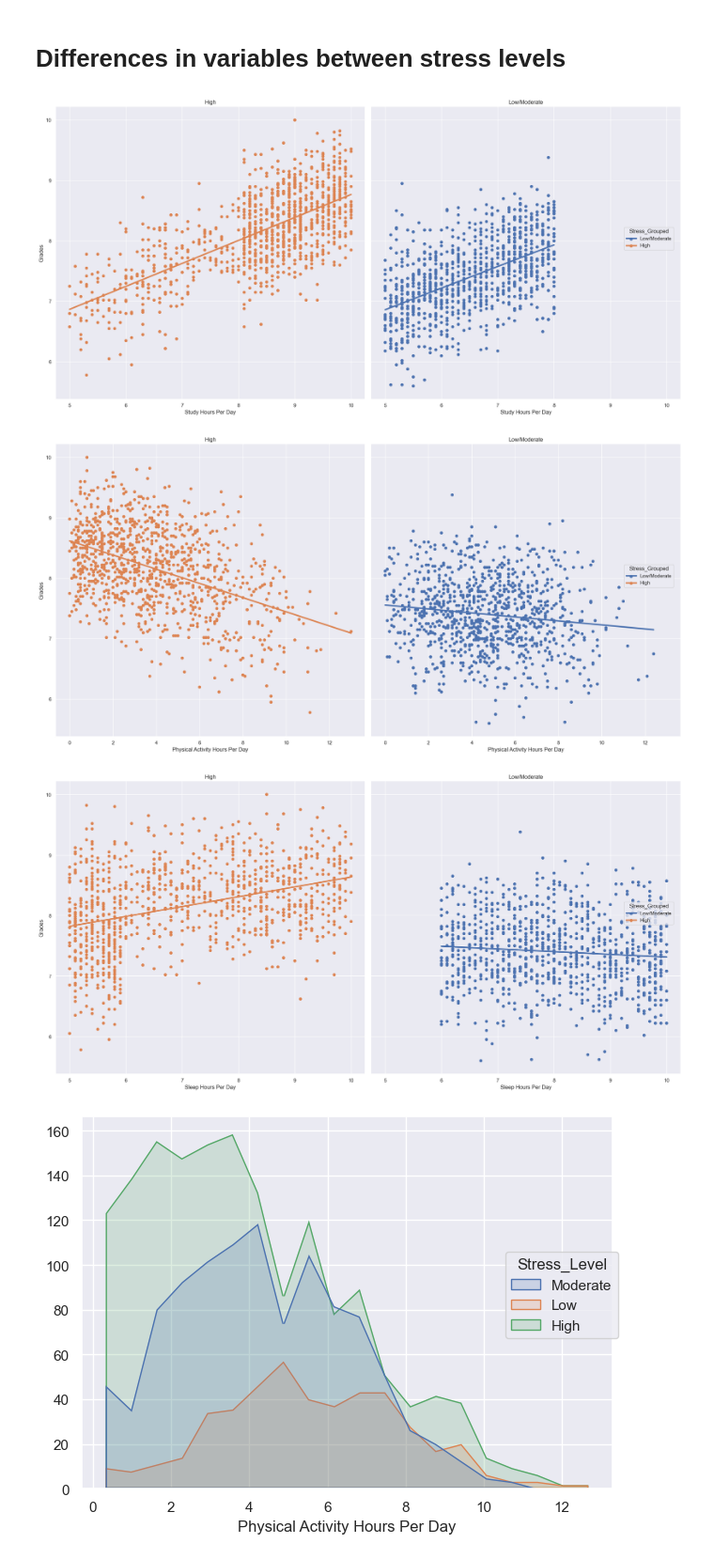
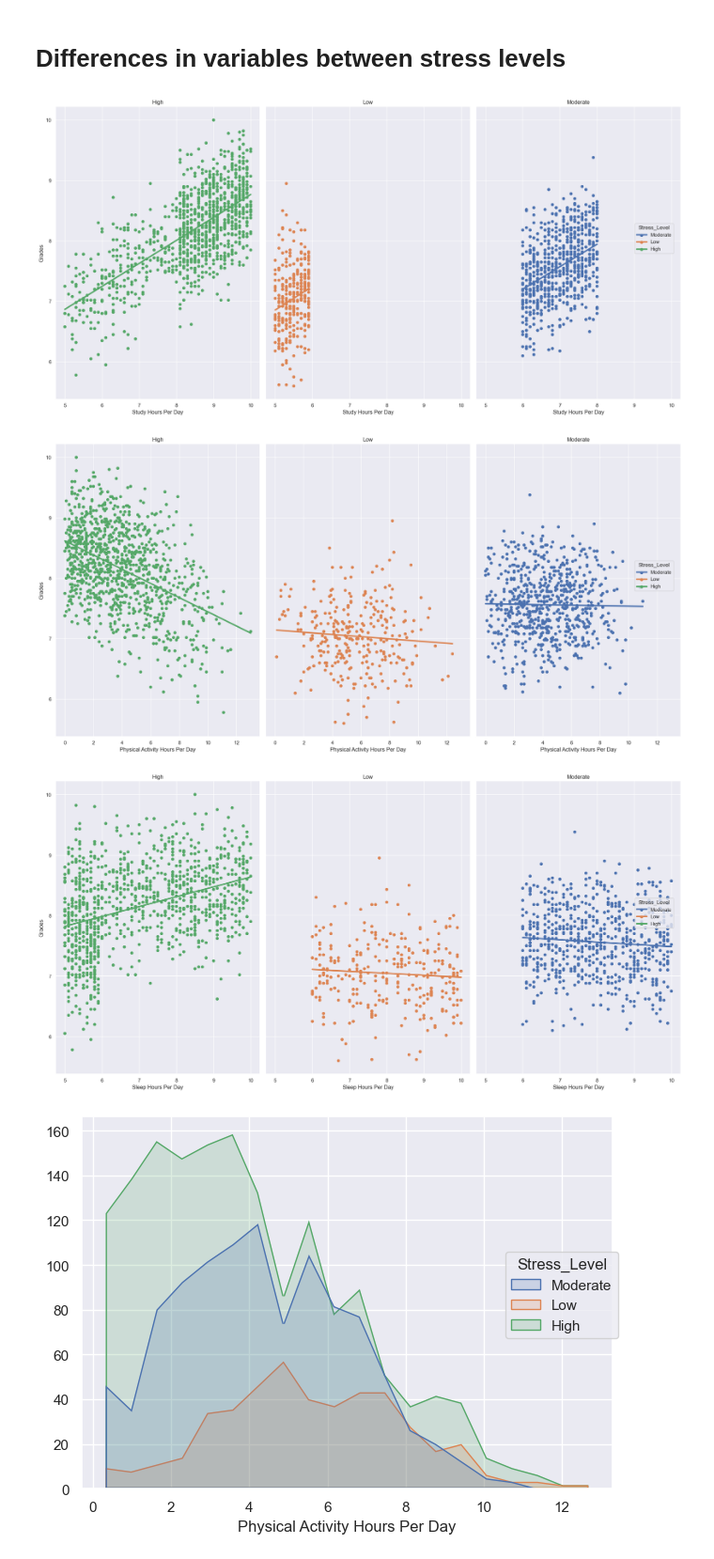
Before and after one commit to vramaiah/student-success-factors, a Jupyter notebook: student_success.ipynb, the cells around one changed output. Shown at 94% size. Cells and saved outputs as stored; diff of their text form; code cells hidden in the pictures.

Commit message:
Seperate Low/Moderate stress levels

```diff
--- a/student_success.ipynb
+++ b/student_success.ipynb
@@ -202,19 +202,22 @@ plt.show()
 # %%
 for x_axis, y_axis in [(STUDY, GRADES), (PHYSICAL, GRADES), (SLEEP, GRADES)]:
   (
-    so.Plot(data=df, x=x_axis, y=GRADES, color=STRESS_GROUPED)
+    so.Plot(data=df, x=x_axis, y=GRADES, color=STRESS)
     .add(so.Dot())
     .add(so.Line(linewidth=3.25), so.PolyFit(order=1))
-    .facet(col=STRESS_GROUPED)
+    .facet(col=STRESS)
     .layout(size=(20,10))
-    .label(x=humanize_column(x_axis), y=humanize_column(y_axis))
+    .label(
+        x=humanize_column(x_axis),
+        y=humanize_column(y_axis)
+    )
     .add(so.Dot())
     .show()
   )
 # %% [output]
-[figure, old version]
+[figure, new version]
-[figure, old version]
+[figure, new version]
-[figure, old version]
+[figure, new version]
 # %%
 for variable in [PHYSICAL, STUDY, SLEEP]:
     (
```
Also changed, not shown: parts of 3 cells of this notebook.
